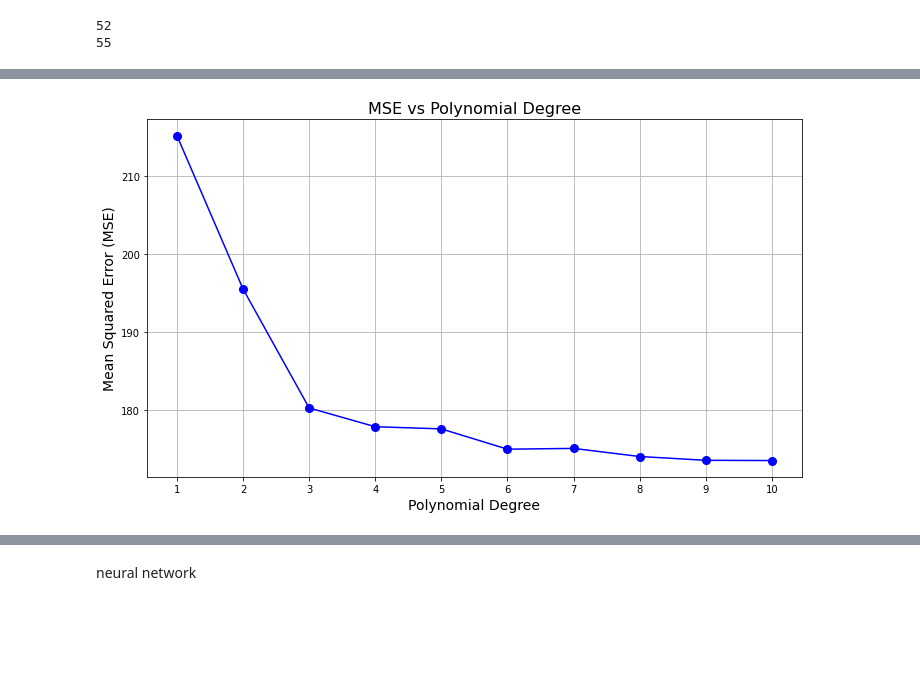
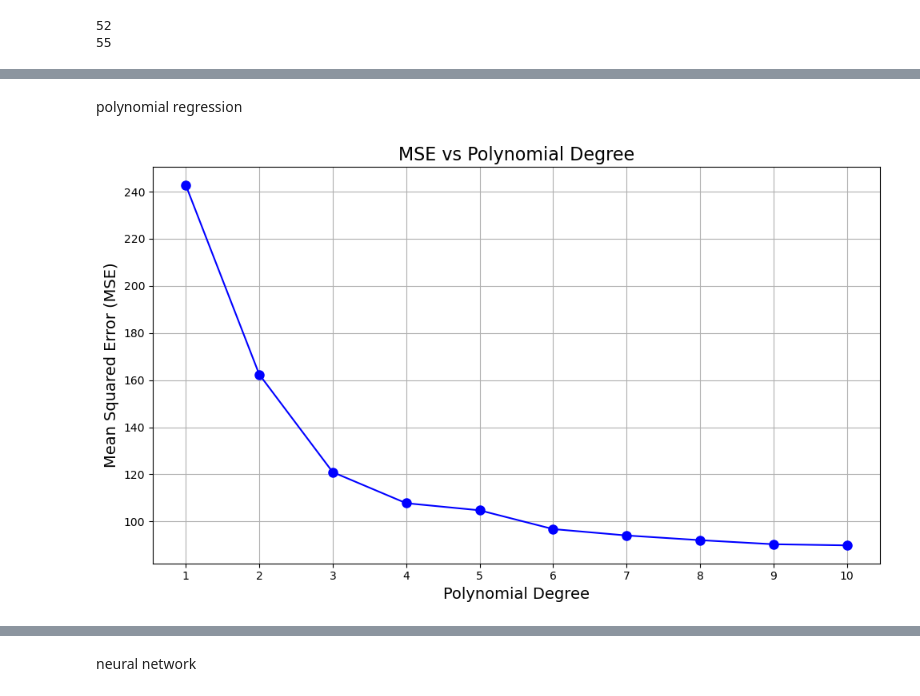
Before and after one commit to Vigro08/AA-Team-Assignment, a Jupyter notebook: Tasks/04_Predictive_Analysis.ipynb, the cells around one changed output, grey strips where cells are left out. Drawn from its saved outputs; the diff is of its cells as text; code cells hidden in the pictures; blank space fills up the shorter version.

```diff
--- a/Tasks/04_Predictive_Analysis.ipynb
+++ b/Tasks/04_Predictive_Analysis.ipynb
@@ -21,6 +24,7 @@ from sklearn.tree import DecisionTreeRegressor
 import datetime
 # %%
 charging = pd.read_csv("../charging_sessions.csv", encoding = "ISO-8859-1")
+weather = pd.read_csv("../weather_burbank_airport.csv", encoding = "ISO-8859-1")
 # %%
 charging['connectionTime'] = pd.to_datetime(charging['connectionTime'])
 charging['disconnectTime'] = pd.to_datetime(charging['disconnectTime'])
@@ -42,7 +48,7 @@ print(unique_spaces_b)
 52
 55
 # %%
-def create_utilization(df) -> pd.DataFrame:
+def create_utilization_demo(df) -> pd.DataFrame:
     result = []
 
     # Filter unique days to include only those with at least one connection or disconnection
@@ -52,7 +58,7 @@ def create_utilization(df) -> pd.DataFrame:
     )
     relevant_days = [
         day for day in relevant_days
-        if ((df['connectionTime'].dt.date <= day) & (df['disconnectTime'].dt.date >= day)).any()
+        if ((df['connectionTime'].dt.date <= day.date()) & (df['disconnectTime'].dt.date >= day.date())).any()
     ]
 
     # Iterate through each relevant day
@@ -62,9 +68,11 @@ def create_utilization(df) -> pd.DataFrame:
         for time in time_slots:
             # Count the number of cars parked during this hour
             utilization = np.sum((df['connectionTime'] <= time) & (df['disconnectTime'] > time))
-            result.append({'time': time.hour, 'utilization': utilization})
+            result.append({'time': time, 'utilization': utilization})
 
     # Convert the result list to a dataframe
     return pd.DataFrame(result)
-utilization_a = create_utilization(site_a)
-utilization_b = create_utilization(site_b)
+
+# Example usage:
+utilization_demo_a = create_utilization_demo(site_a)
+utilization_demo_b = create_utilization_demo(site_b)
@@ -86,0 +119,11 @@ plt.show()
+# %%
+def preprocess_weather_data(weather_df: pd.DataFrame) -> pd.DataFrame:
+
+    # Convert timestamp to datetime and set it as the index
+    weather_df['timestamp'] = pd.to_datetime(weather_df['timestamp'])
+    weather_df.set_index('timestamp', inplace=True)
+
+    # Resample to hourly frequency and interpolate missing values
+    weather_resampled = weather_df.resample('H').interpolate(method='linear')
+
+    return weather_resampled
@@ -86,0 +193,9 @@ plt.show()
+# %%
+# Preprocess the weather data
+weather_resampled = preprocess_weather_data(weather)
+
+# Generate utilization DataFrames
+utilization_a = create_utilization(site_a, '2018-09-01', '2020-04-01', weather_resampled)
+utilization_b = create_utilization(site_b, '2018-05-01', '2020-04-01', weather_resampled)
+
+# Inspect results
@@ -87,38 +319,44 @@ plt.show()
+# %% [markdown]
+polynomial regression
 # %%
-x_a = utilization_a["time"].values.reshape(-1, 1)
+x_a_time = utilization_a["time"].values.reshape(-1, 1)
+x_a_isWeekday = utilization_a["isWeekday"].astype(int).values.reshape(-1, 1)  # Convert boolean to int (0 or 1)
+
+# Combine both features into a single feature matrix
+x_a = np.hstack([x_a_time, x_a_isWeekday])
 y_a = utilization_a["utilization"]
 
 mse_values = []
 
 # Loop through polynomial degrees from 1 to 10
 for poly_degree in range(1, 11):
-    # Transform the feature to include polynomial terms
-    poly = PolynomialFeatures(degree=poly_degree)
-    x_a_poly = poly.fit_transform(x_a)  # Transform the data to include polynomial features
+    # Transform the feature matrix to include polynomial terms
+    poly = PolynomialFeatures(degree=poly_degree, include_bias=False)
+    x_a_poly = poly.fit_transform(x_a)  # Transform data to include polynomial features
 
     # Split the data into training and testing sets
     x_a_train, x_a_test, y_a_train, y_a_test = train_test_split(x_a_poly, y_a, test_size=0.5, random_state=42)
 
     # Create and fit the Linear Regression model
     model = LinearRegression()
     model.fit(x_a_train, y_a_train)
 
     # Make predictions
     y_a_pred = model.predict(x_a_test)
 
     # Calculate the MSE for this degree
     mse = mean_squared_error(y_a_test, y_a_pred)
     mse_values.append(mse)
 
 # Plot MSE values for each degree of polynomial
 plt.figure(figsize=(10, 6))
 plt.plot(range(1, 11), mse_values, marker='o', color='b', linestyle='-', markersize=8)
 plt.title('MSE vs Polynomial Degree', fontsize=16)
 plt.xlabel('Polynomial Degree', fontsize=14)
 plt.ylabel('Mean Squared Error (MSE)', fontsize=14)
 plt.grid(True)
 plt.xticks(range(1, 11))  # To ensure all degrees are labeled on the x-axis
 plt.tight_layout()
 plt.show()
 # %% [output]
-[figure, old version]
+[figure, new version]
```
Also changed, not shown: parts of 36 cells of this notebook.
